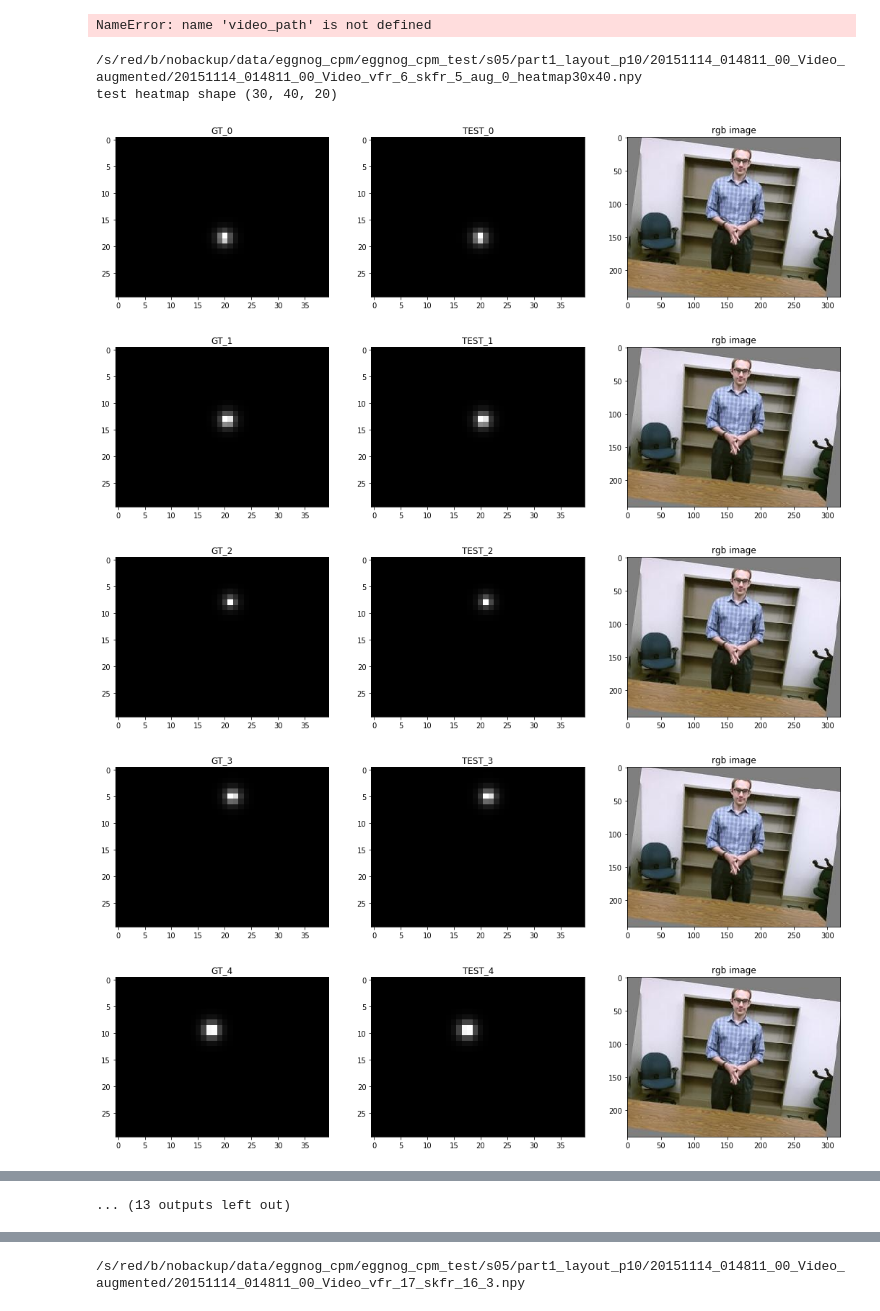
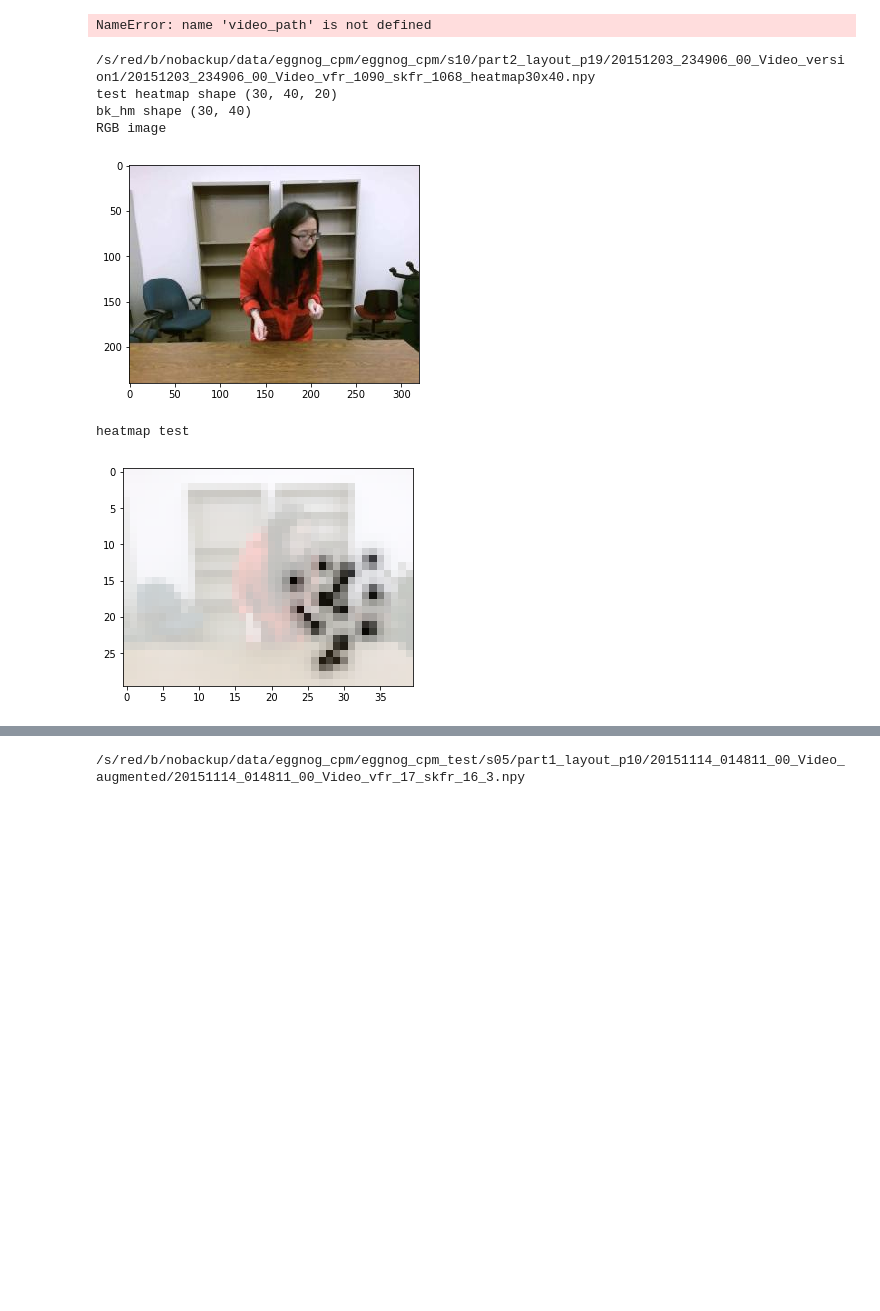
Before and after one commit to GuruMulay/Adapting-RGB-Pose-Estimation-to-New-Domains, a Jupyter notebook: training/gt_visualizer.ipynb, the cells around one changed output, grey strips where cells are left out. Cells and saved outputs as stored; diff of their text form; code cells hidden in the pictures; blank space fills up the shorter version.

```diff
--- a/training/gt_visualizer.ipynb
+++ b/training/gt_visualizer.ipynb
@@ -67,7 +67,11 @@ gt_file_pre = "20151116_230144_00_Video_vfr_1005_skfr_996"
 # gt_file_pre = "20151113_224707_00_Video_vfr_1015_skfr_990"
 # %%
 ## list directory of output transformed images
-transformed_dir = "/s/red/b/nobackup/data/eggnog_cpm/eggnog_cpm_test/s05/part1_layout_p10/20151114_014811_00_Video_augmented/"
+transformed_dir = "/s/red/b/nobackup/data/eggnog_cpm/eggnog_cpm/s10/part2_layout_p19/20151203_234906_00_Video_version1"
+# "/s/red/b/nobackup/data/eggnog_cpm/eggnog_cpm/s10/part2_layout_p19/20151203_234805_00_Video_augmented"
+# "/s/red/b/nobackup/data/eggnog_cpm/eggnog_cpm/s01/part2_layout_p01/20151105_194301_00_Video_augmented"
+# "/s/red/b/nobackup/data/eggnog_cpm/eggnog_cpm/s02/part2_lay_out_p03/20151106_222352_00_Video_augmented/"
+# "/s/red/b/nobackup/data/eggnog_cpm/eggnog_cpm_test/s05/part1_layout_p10/20151114_014811_00_Video_augmented/"
 # "/s/red/b/nobackup/data/eggnog_cpm/eggnog_cpm/s04/part2_layout_p07/20151113_230303_00_Video_augmented/"
 # "/s/red/b/nobackup/data/eggnog_cpm/eggnog_cpm_test/s05/part1_layout_p10/20151114_014811_00_Video_augmented/"
 # "/s/red/b/nobackup/data/eggnog_cpm/eggnog_cpm_test/s05/part1_layout_p10/20151114_014811_00_Video/"
@@ -77,7 +81,7 @@ transformed_dir = "/s/red/b/nobackup/data/eggnog_cpm/eggnog_cpm_test/s05/part1_l
 tx_imgs = [im for im in sorted(os.listdir(transformed_dir)) if im.endswith('.jpg')]
 # print("tx_imgs len and [0]", len(tx_imgs), tx_imgs[0])
 
-image_idx = 225
+image_idx = 100
 
 
 # original image 240x320
@@ -269,20 +273,20 @@ titles = []  # titles for images above
 len_hm = test_heatmap.shape[2]
 
 
-for i in range(test_heatmap.shape[2]):
-#     if i == test_heatmap.shape[2] - 1:
-    #2 faster
-    images.append(gt_heatmap[:,:,i])  #
-    images.append(test_heatmap[:,:,i])  #
-    images.append(rgb_image)
+# for i in range(test_heatmap.shape[2]):
+# #     if i == test_heatmap.shape[2] - 1:
+#     #2 faster
+#     images.append(gt_heatmap[:,:,i])  #
+#     images.append(test_heatmap[:,:,i])  #
+#     images.append(rgb_image)
 
-    titles.append('GT_' + str(i))
-    titles.append('TEST_' + str(i))
-    titles.append('rgb image')
+#     titles.append('GT_' + str(i))
+#     titles.append('TEST_' + str(i))
+#     titles.append('rgb image')
 
-    show_images(images, 1, titles)
-    images = []
-    titles = []
+#     show_images(images, 1, titles)
+#     images = []
+#     titles = []
 
 
 bk_hm = test_heatmap[:,:,len_hm-1]
@@ -309,36 +313,36 @@ plt.show()
 #         plt.figure(1)
 #         plt.imshow(test_heatmap[:,:,i], cmap=plt.get_cmap('gray'), vmin=0, vmax=1)
 #         plt.show()
 #         print("max, min, test_heatmap i = ", test_heatmap[:,:,i].max(), test_heatmap[:,:,i].min())
 
 # # original image
 # images.append(rgb_image)
 # titles.append('rgb image')
 # print("images len", len(images))
 # show_images(images, 11, titles)
 
 
 # if success:
 #     print("frame.shape", frame.shape)
 #     img_full = frame[...,::-1]
 #     img_central = img_full[:, 240:(1920-240), :]
 #     print("original full rgb image =")
 #     plt.figure(num=None, figsize=(14, 14), dpi=80, facecolor='w', edgecolor='k')
 #     plt.imshow(img_full, alpha=0.25)
 #     plt.scatter(x=rgb_kp[...,0], y=rgb_kp[...,1], c='r', s=10)
 #     for p in paf_pairs_indices:
 # #         print(p)
 # #         print([rgb_kp[p[0]][0], rgb_kp[p[1]][0]], [rgb_kp[p[0]][1], rgb_kp[p[1]][1]])
 # #         print(rgb_kp[p[0]], rgb_kp[p[1]])
 #         plt.plot([rgb_kp[p[0]][0], rgb_kp[p[1]][0]], [rgb_kp[p[0]][1], rgb_kp[p[1]][1]], 'b-', lw=1)
 # #         plt.plot(rgb_kp[p[0]], rgb_kp[p[1]], 'b-', lw=1)
 
 #     plt.show()
 # %% [output]
-/s/red/b/nobackup/data/eggnog_cpm/eggnog_cpm_test/s05/part1_layout_p10/20151114_014811_00_Video_augmented/20151114_014811_00_Video_vfr_6_skfr_5_aug_0_heatmap30x40.npy
+/s/red/b/nobackup/data/eggnog_cpm/eggnog_cpm/s10/part2_layout_p19/20151203_234906_00_Video_version1/20151203_234906_00_Video_vfr_1090_skfr_1068_heatmap30x40.npy
 test heatmap shape (30, 40, 20)
+bk_hm shape (30, 40)
+RGB image
-[figure, old version]
+[figure, new version]
+heatmap test
-[figure, old version]
+[figure, new version]
-[figure, removed]
-[figure, removed]
-[figure, removed]
@@ -351,4 +349,3 @@ test heatmap shape (30, 40, 20)
-... (13 outputs left out)
 # %%
 # show pafs
 
```
Also changed, not shown: parts of 3 cells of this notebook, 1 other file.
